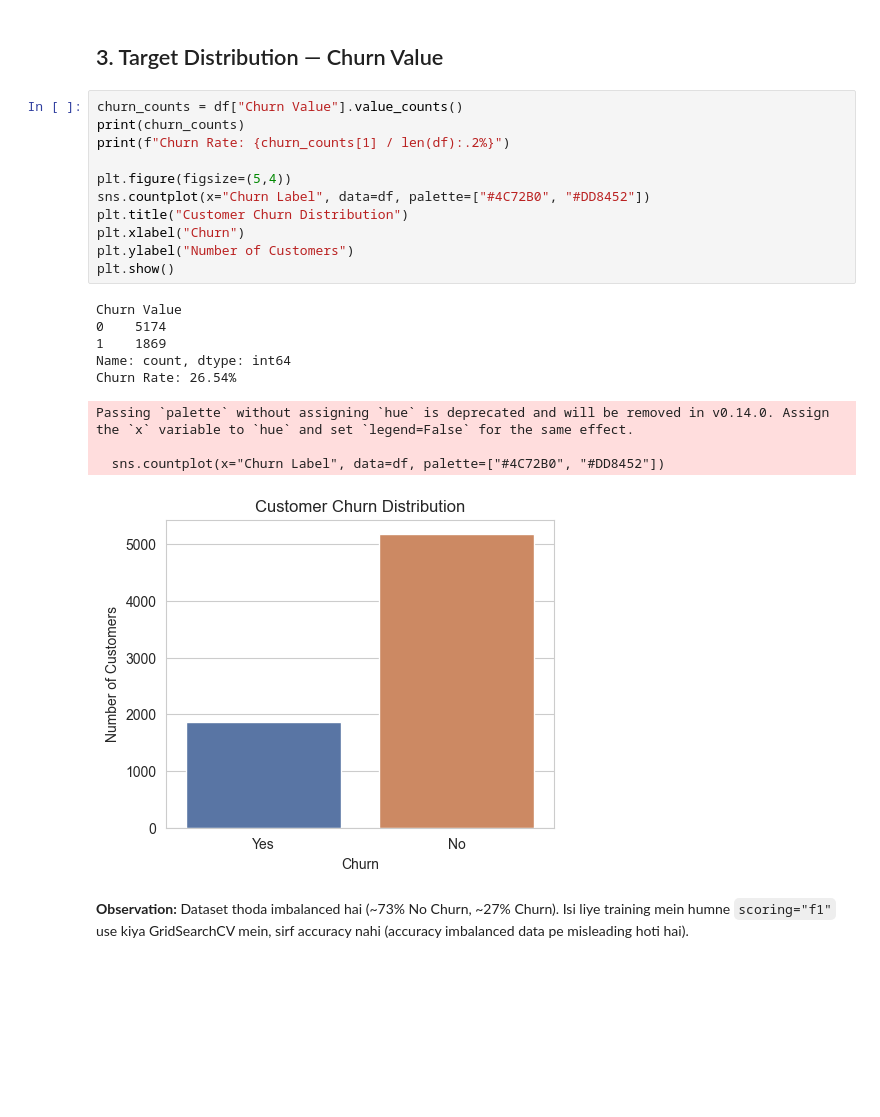
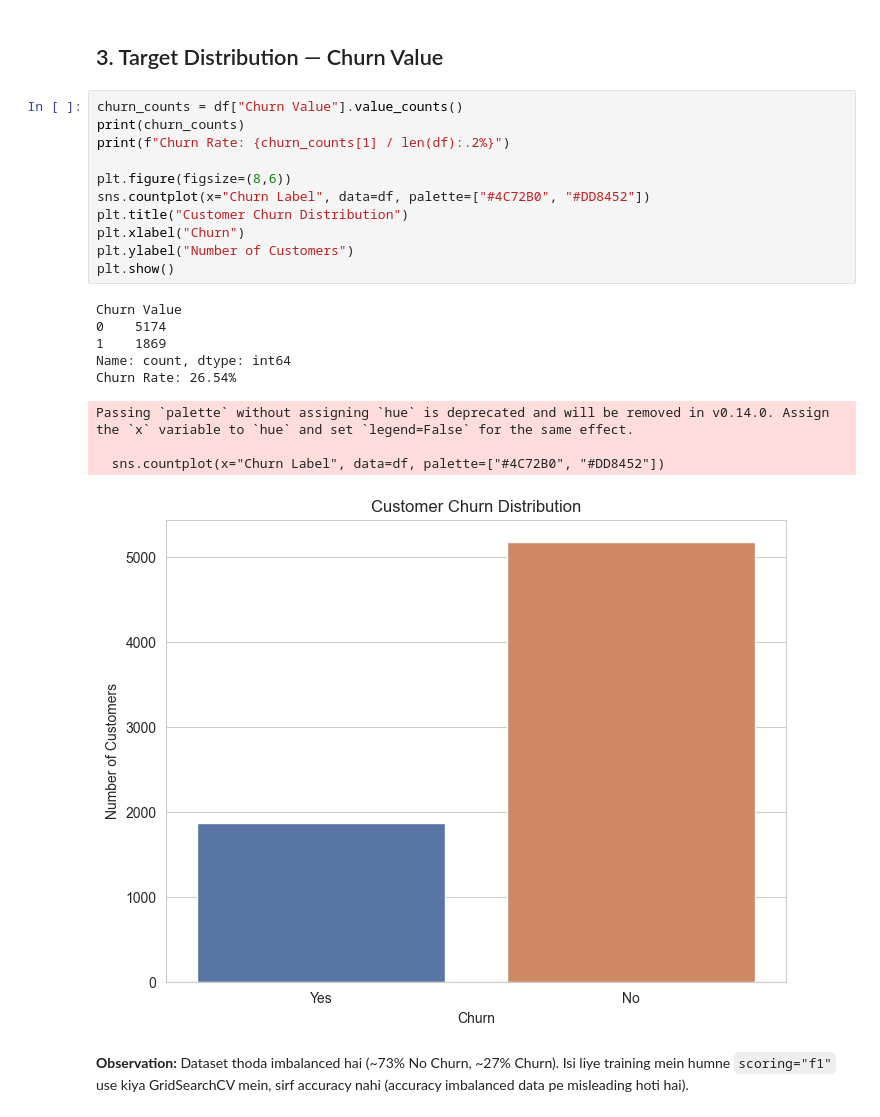
Before and after one commit to abdullahhashmi01/Customer-Churn-Pipeline, a Jupyter notebook: notebook/eda.ipynb, the cells around one changed output. Saved outputs shown, nothing was run; the diff lists cells and outputs as text; blank space fills up the shorter version.

```diff
--- a/notebook/eda.ipynb
+++ b/notebook/eda.ipynb
@@ -64,24 +64,24 @@ Missing Total Charges: 11
 # %%
 churn_counts = df["Churn Value"].value_counts()
 print(churn_counts)
 print(f"Churn Rate: {churn_counts[1] / len(df):.2%}")
 
-plt.figure(figsize=(5,4))
+plt.figure(figsize=(8,6))
 sns.countplot(x="Churn Label", data=df, palette=["#4C72B0", "#DD8452"])
 plt.title("Customer Churn Distribution")
 plt.xlabel("Churn")
 plt.ylabel("Number of Customers")
 plt.show()
 # %% [output]
 Churn Value
 0    5174
 1    1869
 Name: count, dtype: int64
 Churn Rate: 26.54%
 Passing `palette` without assigning `hue` is deprecated and will be removed in v0.14.0. Assign the `x` variable to `hue` and set `legend=False` for the same effect.
 
   sns.countplot(x="Churn Label", data=df, palette=["#4C72B0", "#DD8452"])
-[figure, old version]
+[figure, new version]
 # %% [markdown]
 **Observation:** Dataset thoda imbalanced hai (~73% No Churn, ~27% Churn). Isi liye training mein humne `scoring="f1"` use kiya GridSearchCV mein, sirf accuracy nahi (accuracy imbalanced data pe misleading hoti hai).
 # %% [markdown]
```
Also changed, not shown: parts of 4 cells of this notebook.
